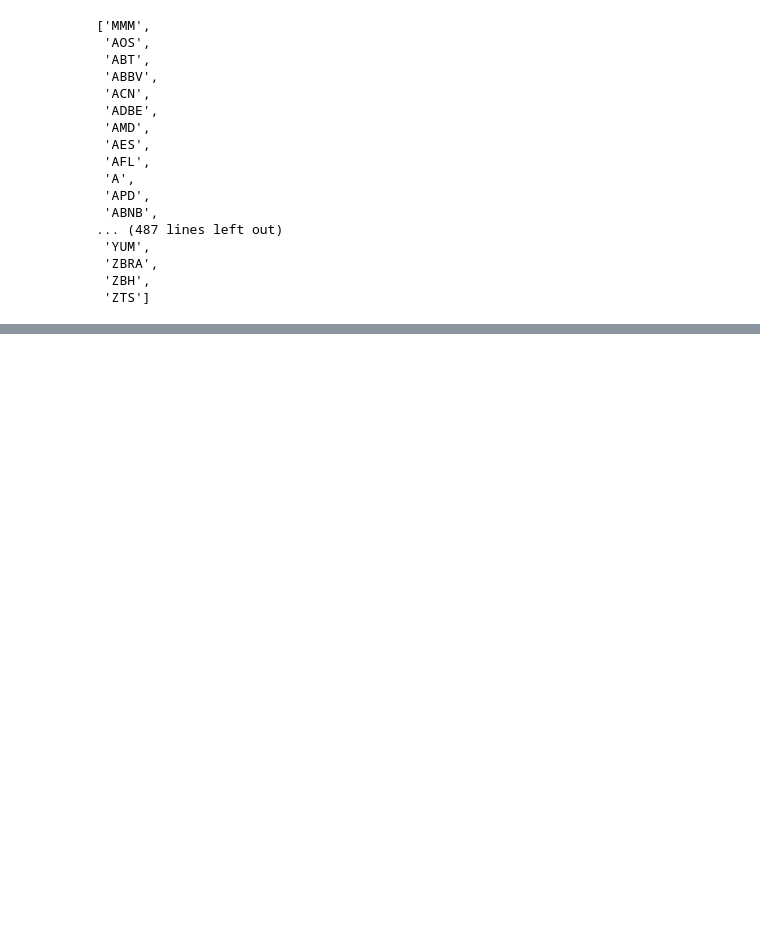
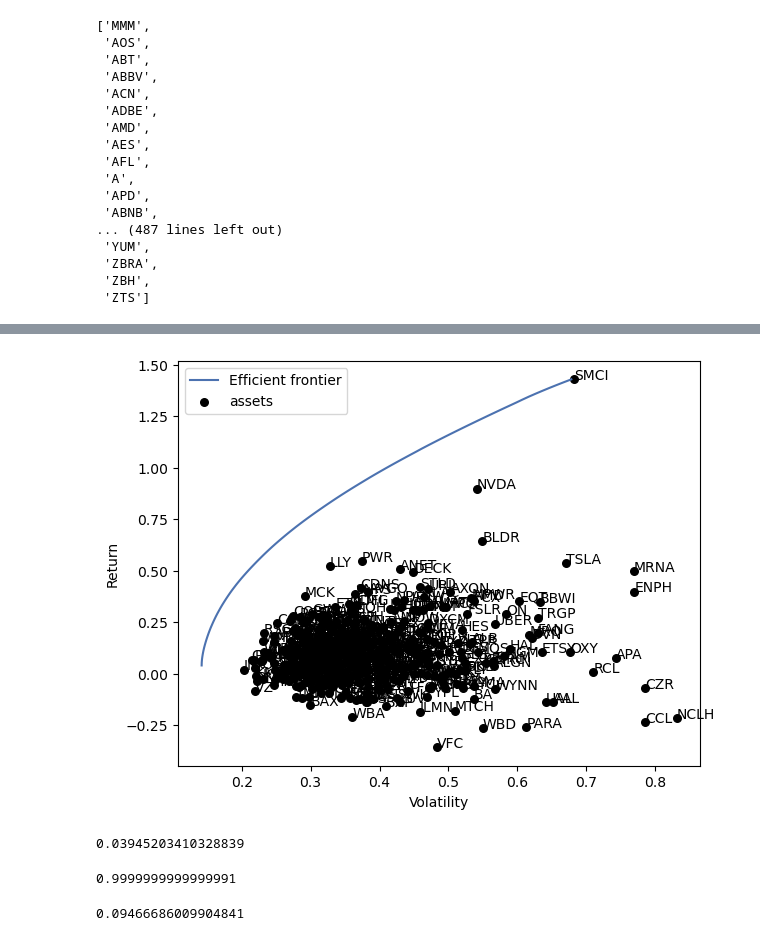
Before and after one commit to bourov/porto, a Jupyter notebook: first-simple.ipynb, the cells around one changed output, grey strips where cells are left out. Saved outputs shown, nothing was run; the diff lists cells and outputs as text; code cells hidden in the pictures; blank space fills up the shorter version.

```diff
--- a/first-simple.ipynb
+++ b/first-simple.ipynb
@@ -47,3 +65,3 @@ df.shape
 # %%
-mu = expected_returns.mean_historical_return(df)
-S = risk_models.sample_cov(df)
+μ = expected_returns.mean_historical_return(df)
+Σ = risk_models.sample_cov(df)
@@ -52,0 +107,19 @@ weights = ef.max_sharpe()
+# %%
+plotting.plot_efficient_frontier(
+    EfficientFrontier(mu, S),
+    show_tickers=True
+);
+# %% [output]
+[figure, added]
+# %%
+(pd.Series(weights)*mu).sum()
+# %% [output]
+0.03945203410328839
+# %%
+sum(weights.values())
+# %% [output]
+0.9999999999999991
+# %%
+mu.mean()
+# %% [output]
+0.09466686009904841
```
Also changed, not shown: parts of 15 cells of this notebook.
